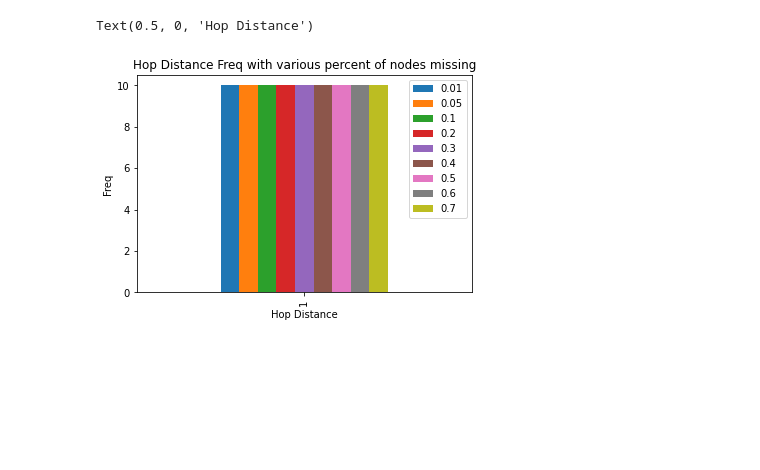
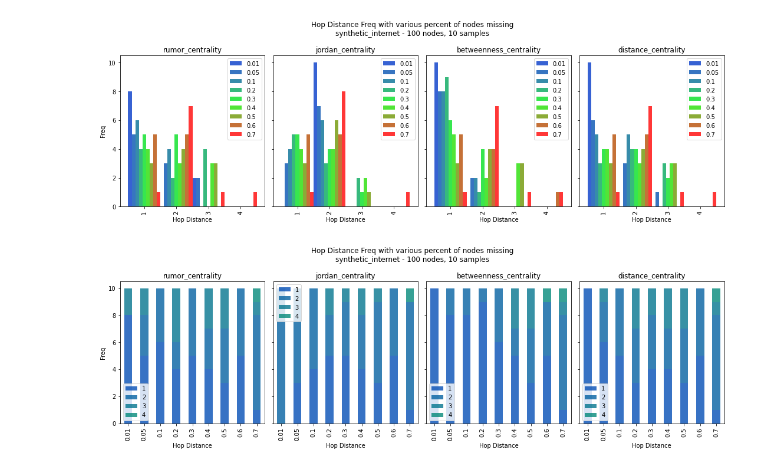
Before and after one commit to Paulpanther/info-flow, a Jupyter notebook: Missing on Real World.ipynb, the cells around one changed output. Cells and saved outputs as stored; diff of their text form; code cells hidden in the pictures; blank space fills up the shorter version.

Commit message:
Added Missing Data Simulations

```diff
--- a/Missing on Real World.ipynb
+++ b/Missing on Real World.ipynb
@@ -81,3 +137,7 @@ ValueError: STOP
+# %%
+if output_dir is not None:
+    with open(join(output_dir, name_builder("results")), "wb") as f:
+        pickle.dump(results, f)
 # %%
 shortest_paths = nx.shortest_path(main_ref_graph)
 # %%
@@ -136,12 +189,31 @@ hop_distance_freq_by_p_r
-# %%
-from pandas import DataFrame
-
-df = DataFrame(hop_distance_freq_by_p_r)
-df = df.reindex(index=sorted(df.index))
-ax = df.plot.bar()
-ax.set_title("Hop Distance Freq with various percent of nodes missing")
-ax.set_ylabel("Freq")
-ax.set_xlabel("Hop Distance")
-# %% [output]
-Text(0.5, 0, 'Hop Distance')
-[figure, removed]
+# %%
+if output_dir is not None:
+    with open(join(output_dir, name_builder("hop_distance_freq_by_p_r")), "wb") as f:
+        pickle.dump(hop_distance_freq_by_p_r, f)
+    with open(join(output_dir, name_builder("reference_map")), "wb") as f:
+        pickle.dump(reference_map, f)
+# %%
+def rgba(minimum, maximum, value):
+    minimum, maximum = float(minimum), float(maximum)
+    ratio = 2 * (value-minimum) / (maximum - minimum)
+    b = int(max(0, 200*(1 - ratio)))
+    r = int(max(0, 255*(ratio - 1)))
+    g = 255 - b - r
+    return r, g, b, 200
+
+min_v = min(percent_radius)
+max_v = max(percent_radius)
+# %%
+from pandas import DataFrame
+
+def plot_metric(metric_name, ax):
+    hop_distance_freq_by_p_r = hop_distance_freq_by_p_r_by_metric[metric_name]
+    colors = ['#%02x%02x%02x%02x' % rgba(min_v, max_v, p) for p in hop_distance_freq_by_p_r.keys()]
+
+    df = DataFrame(hop_distance_freq_by_p_r)
+    df = df.reindex(index=sorted(df.index))
+    df.plot.bar(color=colors, ax=ax, width=1)
+    ax.set_title(f"{metric_name}")
+    ax.set_ylabel("Freq")
+    ax.set_xlabel("Hop Distance")
+    return ax
@@ -147,0 +238,20 @@ Text(0.5, 0, 'Hop Distance')
+# %%
+fig, axes = plt.subplots(1, len(metrics), figsize=(15,5), sharey=True)
+
+for i, metric in enumerate(metrics):
+    plot_metric(metric, axes[i])
+fig.suptitle(f"Hop Distance Freq with various percent of nodes missing\n{graph_name} - {graph_size} nodes, {sample_size} samples")
+fig.tight_layout()
+fig.show()
+# %% [output]
+[figure, added]
+# %%
+fig, axes = plt.subplots(1, len(metrics), figsize=(15,5), sharey=True)
+
+for i, metric in enumerate(metrics):
+    plot_metric_stacked(metric, axes[i])
+fig.suptitle(f"Hop Distance Freq with various percent of nodes missing\n{graph_name} - {graph_size} nodes, {sample_size} samples")
+fig.tight_layout()
+fig.show()
+# %% [output]
+[figure, added]
```
Also changed, not shown: parts of 25 cells of this notebook.
